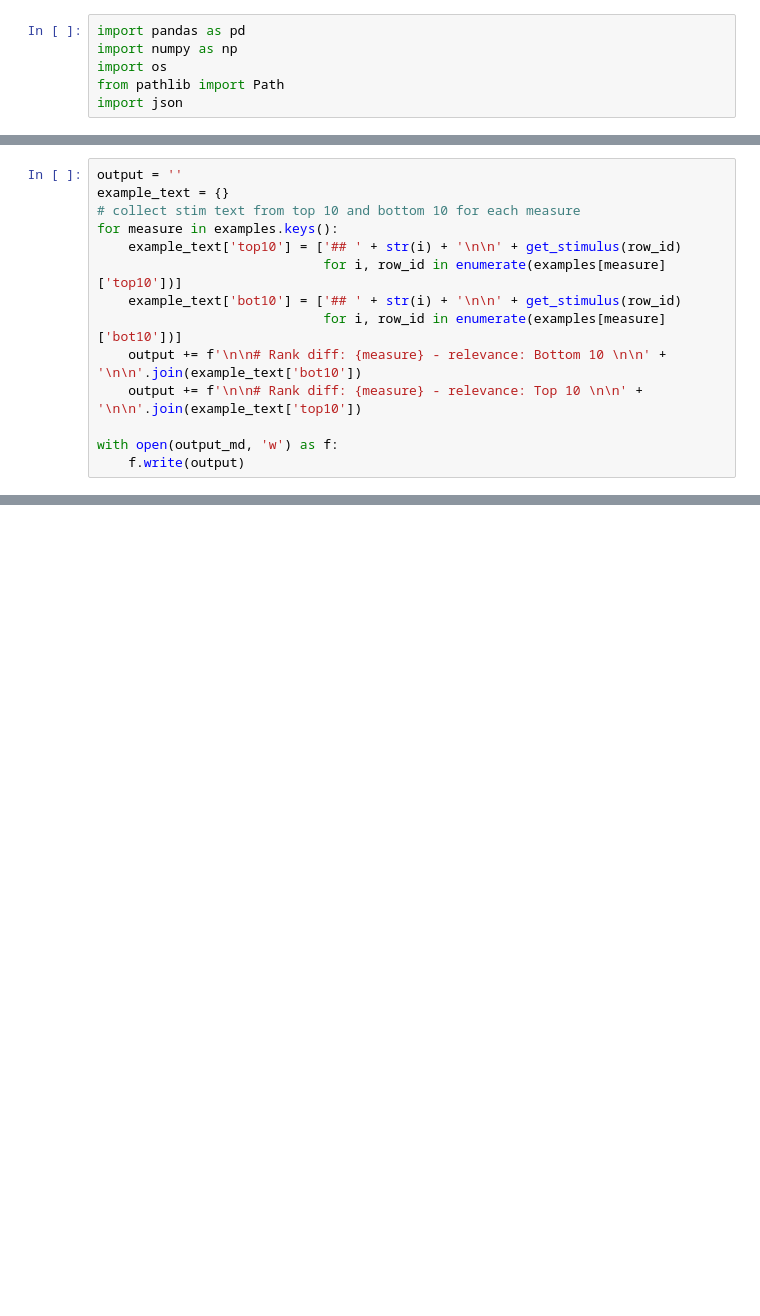
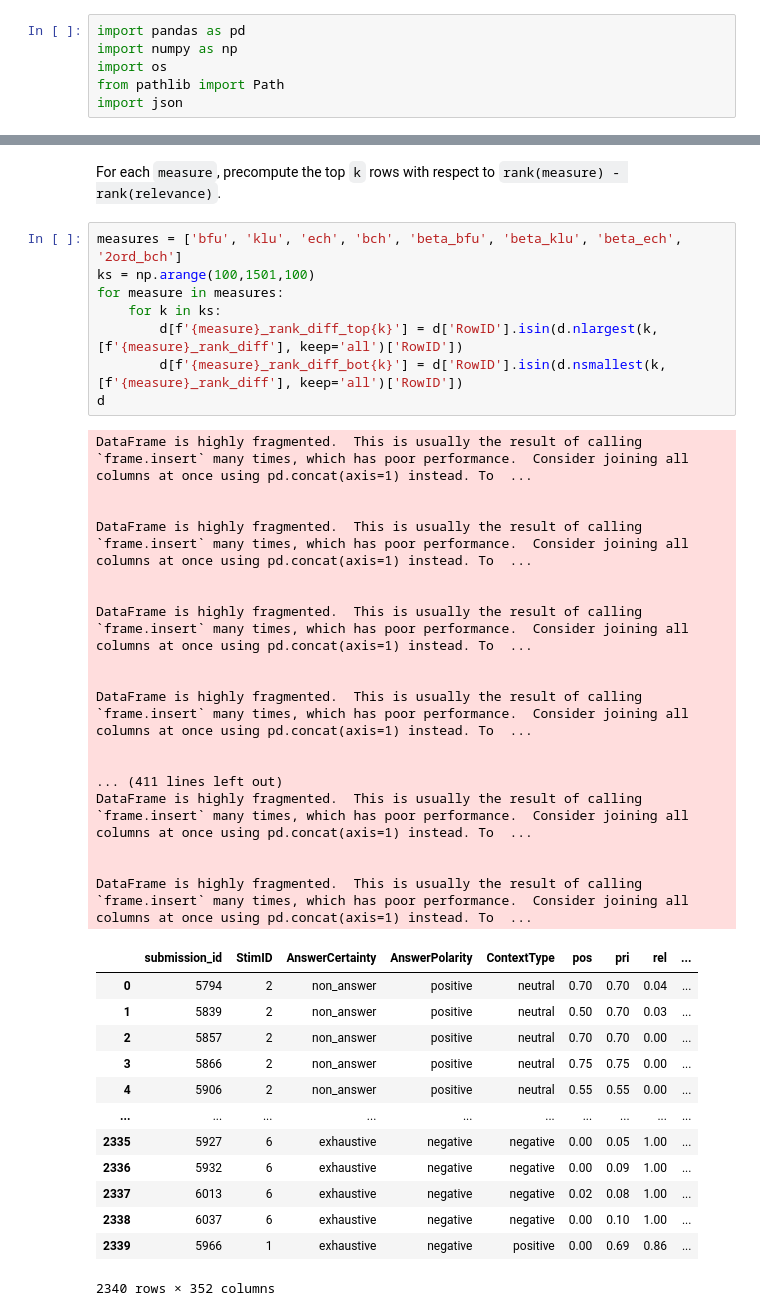
Before and after one commit to magpie-ea/relevance-of-answers, a Jupyter notebook: qualitative-analysis/find_extreme_examples.ipynb, the cells around one changed output, grey strips where cells are left out. Saved outputs shown, nothing was run; the diff lists cells and outputs as text; blank space fills up the shorter version.

```diff
--- a/qualitative-analysis/find_extreme_examples.ipynb
+++ b/qualitative-analysis/find_extreme_examples.ipynb
@@ -67,14 +6,0 @@ get_stimulus('12high_certaintynegativenegative5837')
-# %%
-output = ''
-example_text = {}
-# collect stim text from top 10 and bottom 10 for each measure
-for measure in examples.keys():
-    example_text['top10'] = ['## ' + str(i) + '\n\n' + get_stimulus(row_id)
-                             for i, row_id in enumerate(examples[measure]['top10'])]
-    example_text['bot10'] = ['## ' + str(i) + '\n\n' + get_stimulus(row_id)
-                             for i, row_id in enumerate(examples[measure]['bot10'])]
-    output += f'\n\n# Rank diff: {measure} - relevance: Bottom 10 \n\n' + '\n\n'.join(example_text['bot10'])
-    output += f'\n\n# Rank diff: {measure} - relevance: Top 10 \n\n' + '\n\n'.join(example_text['top10'])
-
-with open(output_md, 'w') as f:
-    f.write(output)
@@ -80,0 +27,41 @@ with open(output_md, 'w') as f:
+# %% [markdown]
+For each `measure`, precompute the top `k` rows with respect to `rank(measure) - rank(relevance)`.
+# %%
+measures = ['bfu', 'klu', 'ech', 'bch', 'beta_bfu', 'beta_klu', 'beta_ech', '2ord_bch']
+ks = np.arange(100,1501,100)
+for measure in measures:
+    for k in ks:
+        d[f'{measure}_rank_diff_top{k}'] = d['RowID'].isin(d.nlargest(k, [f'{measure}_rank_diff'], keep='all')['RowID'])
+        d[f'{measure}_rank_diff_bot{k}'] = d['RowID'].isin(d.nsmallest(k, [f'{measure}_rank_diff'], keep='all')['RowID'])
+d
+# %% [output]
+DataFrame is highly fragmented.  This is usually the result of calling `frame.insert` many times, which has poor performance.  Consider joining all columns at once using pd.concat(axis=1) instead. To  ...
+
+
+DataFrame is highly fragmented.  This is usually the result of calling `frame.insert` many times, which has poor performance.  Consider joining all columns at once using pd.concat(axis=1) instead. To  ...
+
+
+DataFrame is highly fragmented.  This is usually the result of calling `frame.insert` many times, which has poor performance.  Consider joining all columns at once using pd.concat(axis=1) instead. To  ...
+
+
+DataFrame is highly fragmented.  This is usually the result of calling `frame.insert` many times, which has poor performance.  Consider joining all columns at once using pd.concat(axis=1) instead. To  ...
+
+
+... (411 lines left out)
+DataFrame is highly fragmented.  This is usually the result of calling `frame.insert` many times, which has poor performance.  Consider joining all columns at once using pd.concat(axis=1) instead. To  ...
+
+
+DataFrame is highly fragmented.  This is usually the result of calling `frame.insert` many times, which has poor performance.  Consider joining all columns at once using pd.concat(axis=1) instead. To  ...
+|  | submission_id | StimID | AnswerCertainty | AnswerPolarity | ContextType | pos | pri | rel | ... |
+| 0 | 5794 | 2 | non_answer | positive | neutral | 0.70 | 0.70 | 0.04 | ... |
+| 1 | 5839 | 2 | non_answer | positive | neutral | 0.50 | 0.70 | 0.03 | ... |
+| 2 | 5857 | 2 | non_answer | positive | neutral | 0.70 | 0.70 | 0.00 | ... |
+| 3 | 5866 | 2 | non_answer | positive | neutral | 0.75 | 0.75 | 0.00 | ... |
+| 4 | 5906 | 2 | non_answer | positive | neutral | 0.55 | 0.55 | 0.00 | ... |
+| ... | ... | ... | ... | ... | ... | ... | ... | ... | ... |
+| 2335 | 5927 | 6 | exhaustive | negative | negative | 0.00 | 0.05 | 1.00 | ... |
+| 2336 | 5932 | 6 | exhaustive | negative | negative | 0.00 | 0.09 | 1.00 | ... |
+| 2337 | 6013 | 6 | exhaustive | negative | negative | 0.02 | 0.08 | 1.00 | ... |
+| 2338 | 6037 | 6 | exhaustive | negative | negative | 0.00 | 0.10 | 1.00 | ... |
+| 2339 | 5966 | 1 | exhaustive | negative | positive | 0.00 | 0.69 | 0.86 | ... |
+2340 rows × 352 columns
```
Also changed, not shown: parts of 20 cells of this notebook.
